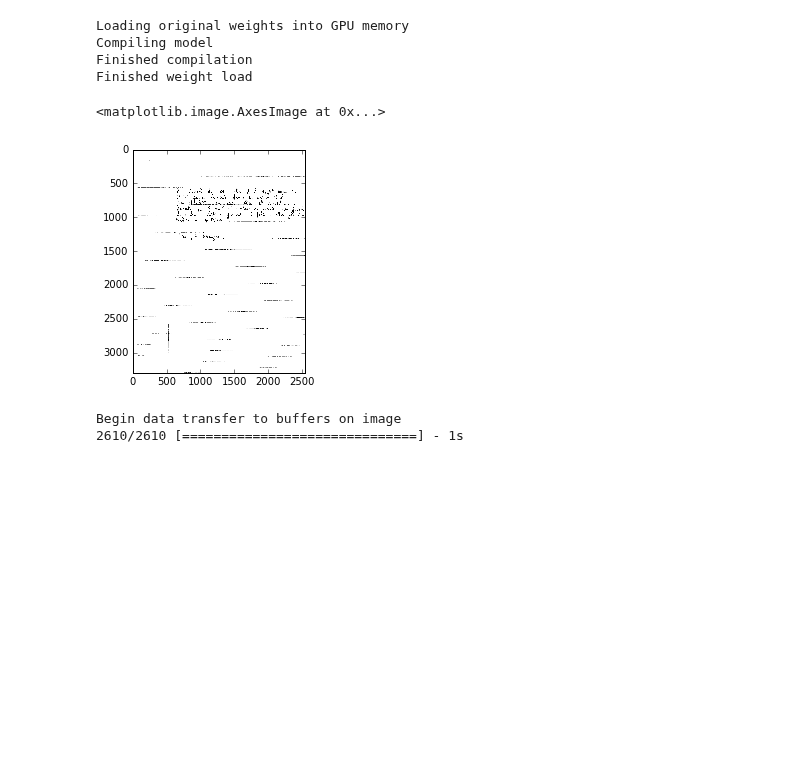
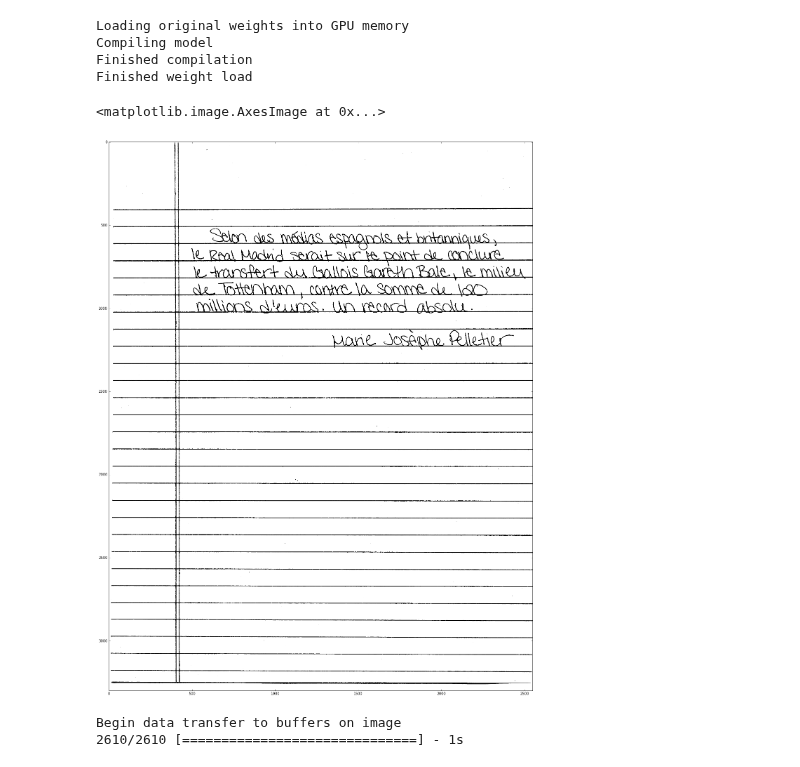
Before and after one commit to Lab41/d-script, a Jupyter notebook: inference2d/denoise-fullim.ipynb, the cells around one changed output. Cells and saved outputs as stored; diff of their text form; code cells hidden in the pictures; blank space fills up the shorter version.

```diff
--- a/inference2d/denoise-fullim.ipynb
+++ b/inference2d/denoise-fullim.ipynb
@@ -52,11 +52,12 @@ Finished compilation
 Finished weight load
 # %%
 hdf5ims = h5py.File('/fileserver/nmec-handwriting/flat_nmec_bin_uint8.hdf5')
-im = hdf5ims['FR-003-007.bin.tif'].value
+im = hdf5ims['FR-007-007.bin.tif'].value
+plt.figure(figsize=(28,28))
 plt.imshow(im,cmap='gray')
 # %% [output]
 <matplotlib.image.AxesImage at 0x...>
-[figure, old version]
+[figure, new version]
 # %%
 print "Begin data transfer to buffers on image "
 input_buffer = []
```
Also changed, not shown: parts of 3 cells of this notebook, 2 other files.
